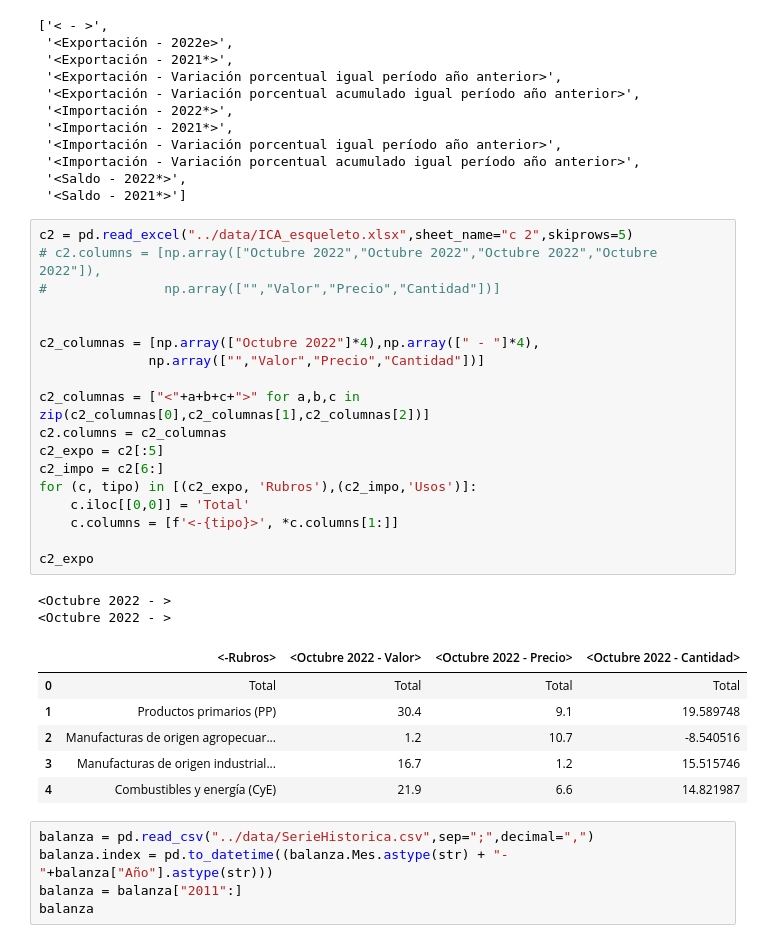
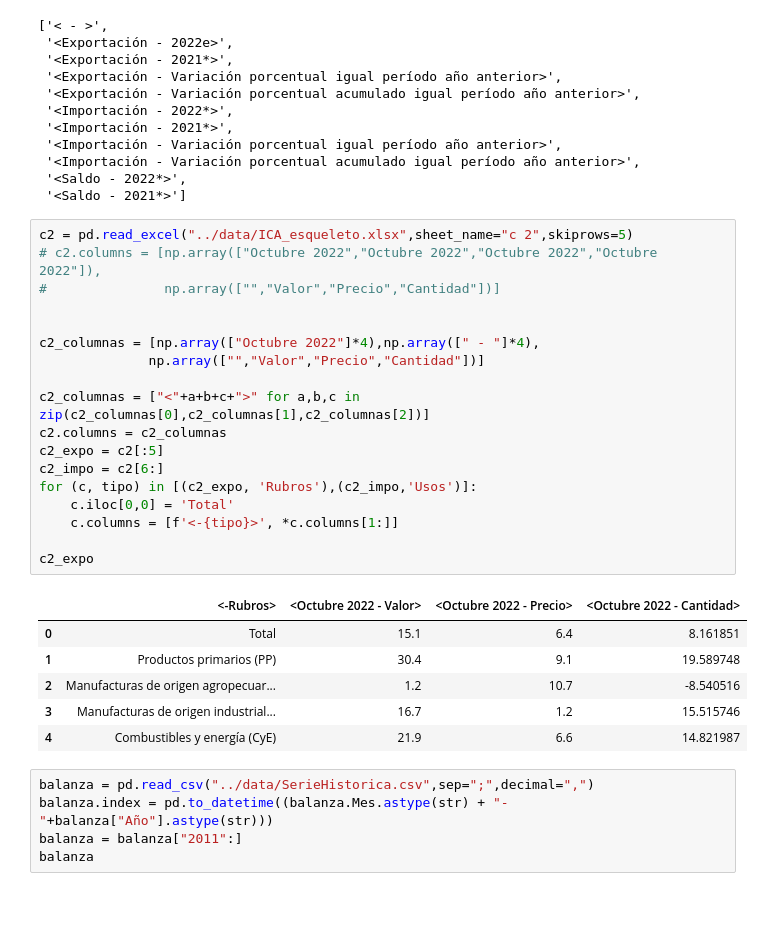
Before and after one commit to LucaGelmini/ica-astro, a Jupyter notebook: src/wrangling py/jupyter/index.ipynb, the cells around one changed output. Cells and saved outputs as stored; diff of their text form; blank space fills up the shorter version.

```diff
--- a/src/wrangling py/jupyter/index.ipynb
+++ b/src/wrangling py/jupyter/index.ipynb
@@ -66,26 +66,24 @@ c1.columns = c1_columnas
 # %%
 c2 = pd.read_excel("../data/ICA_esqueleto.xlsx",sheet_name="c 2",skiprows=5)
 # c2.columns = [np.array(["Octubre 2022","Octubre 2022","Octubre 2022","Octubre 2022"]),
 #               np.array(["","Valor","Precio","Cantidad"])]
 
 
 c2_columnas = [np.array(["Octubre 2022"]*4),np.array([" - "]*4),
               np.array(["","Valor","Precio","Cantidad"])]
 
 c2_columnas = ["<"+a+b+c+">" for a,b,c in zip(c2_columnas[0],c2_columnas[1],c2_columnas[2])]
 c2.columns = c2_columnas
 c2_expo = c2[:5]
 c2_impo = c2[6:]
 for (c, tipo) in [(c2_expo, 'Rubros'),(c2_impo,'Usos')]:
-    c.iloc[[0,0]] = 'Total'
+    c.iloc[0,0] = 'Total'
     c.columns = [f'<-{tipo}>', *c.columns[1:]]
 
 c2_expo
 # %% [output]
-<Octubre 2022 - >
-<Octubre 2022 - >
 |  | <-Rubros> | <Octubre 2022 - Valor> | <Octubre 2022 - Precio> | <Octubre 2022 - Cantidad> |
-| 0 | Total | Total | Total | Total |
+| 0 | Total | 15.1 | 6.4 | 8.161851 |
 | 1 | Productos primarios (PP) | 30.4 | 9.1 | 19.589748 |
 | 2 | Manufacturas de origen agropecuar... | 1.2 | 10.7 | -8.540516 |
 | 3 | Manufacturas de origen industrial... | 16.7 | 1.2 | 15.515746 |
```
Also changed, not shown: 2 other files.
